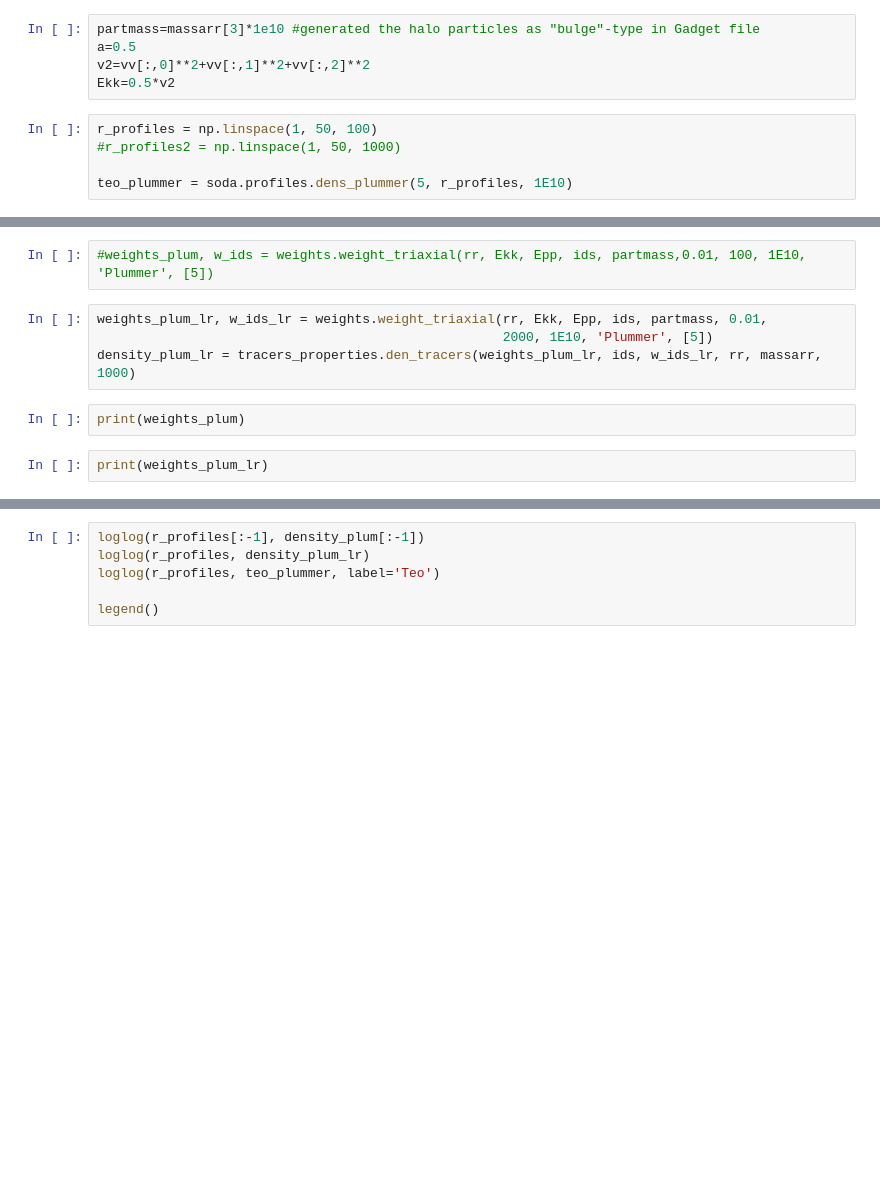
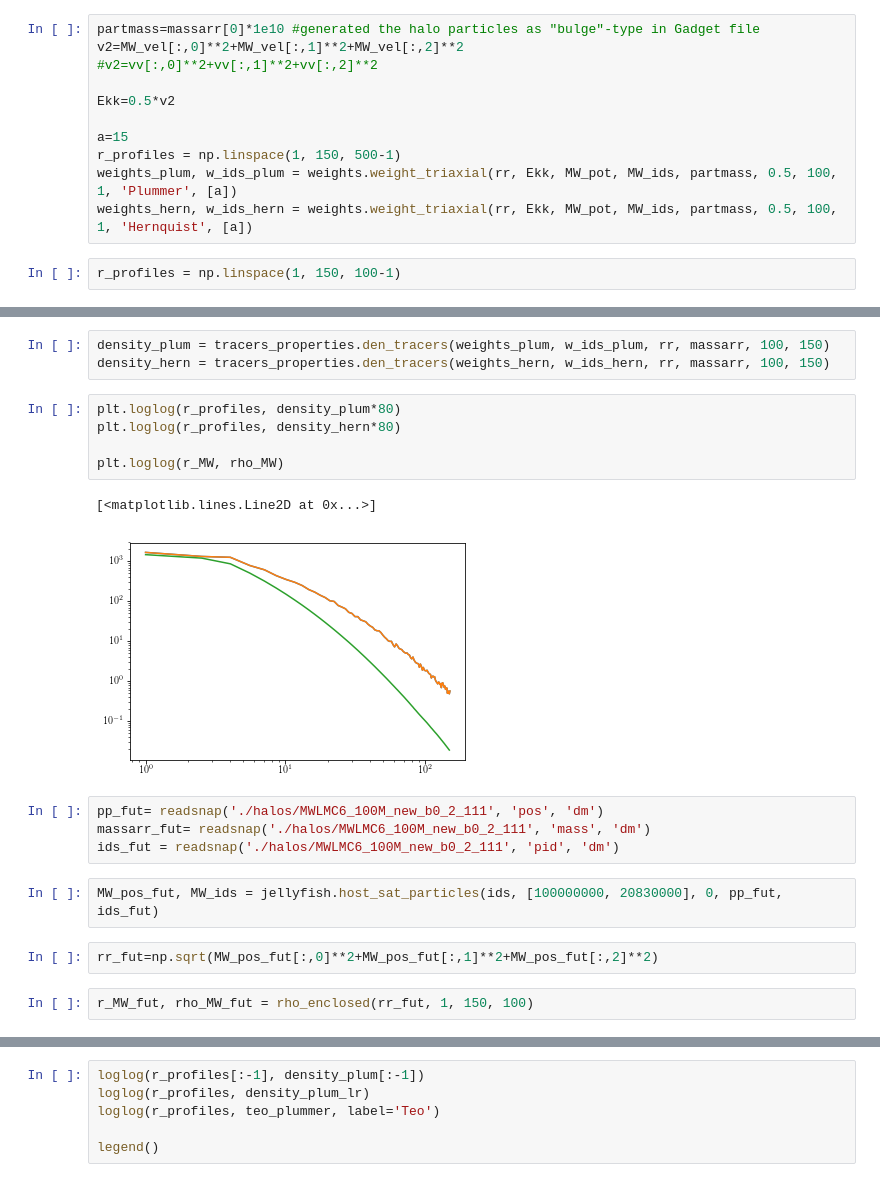
Before and after one commit to chervs/tracers_triaxial, a Jupyter notebook: density_examples.ipynb, the cells around one changed output, grey strips where cells are left out. Drawn from its saved outputs; the diff is of its cells as text; blank space fills up the shorter version.

```diff
--- a/density_examples.ipynb
+++ b/density_examples.ipynb
@@ -45,10 +81,13 @@ len(ids)
 # %%
-partmass=massarr[3]*1e10 #generated the halo particles as "bulge"-type in Gadget file
-a=0.5
-v2=vv[:,0]**2+vv[:,1]**2+vv[:,2]**2
+partmass=massarr[0]*1e10 #generated the halo particles as "bulge"-type in Gadget file
+v2=MW_vel[:,0]**2+MW_vel[:,1]**2+MW_vel[:,2]**2
+#v2=vv[:,0]**2+vv[:,1]**2+vv[:,2]**2
+
 Ekk=0.5*v2
+
+a=15
+r_profiles = np.linspace(1, 150, 500-1)
+weights_plum, w_ids_plum = weights.weight_triaxial(rr, Ekk, MW_pot, MW_ids, partmass, 0.5, 100, 1, 'Plummer', [a])
+weights_hern, w_ids_hern = weights.weight_triaxial(rr, Ekk, MW_pot, MW_ids, partmass, 0.5, 100, 1, 'Hernquist', [a])
 # %%
-r_profiles = np.linspace(1, 50, 100)
-#r_profiles2 = np.linspace(1, 50, 1000)
-
-teo_plummer = soda.profiles.dens_plummer(5, r_profiles, 1E10)
+r_profiles = np.linspace(1, 150, 100-1)
@@ -72,10 +94,21 @@ NameError: name 'r_profiles2' is not defined
-# %%
-#weights_plum, w_ids = weights.weight_triaxial(rr, Ekk, Epp, ids, partmass,0.01, 100, 1E10, 'Plummer', [5])
-# %%
-weights_plum_lr, w_ids_lr = weights.weight_triaxial(rr, Ekk, Epp, ids, partmass, 0.01,
-                                                    2000, 1E10, 'Plummer', [5])
-density_plum_lr = tracers_properties.den_tracers(weights_plum_lr, ids, w_ids_lr, rr, massarr, 1000)
-# %%
-print(weights_plum)
-# %%
-print(weights_plum_lr)
+# %%
+density_plum = tracers_properties.den_tracers(weights_plum, w_ids_plum, rr, massarr, 100, 150)
+density_hern = tracers_properties.den_tracers(weights_hern, w_ids_hern, rr, massarr, 100, 150)
+# %%
+plt.loglog(r_profiles, density_plum*80)
+plt.loglog(r_profiles, density_hern*80)
+
+plt.loglog(r_MW, rho_MW)
+# %% [output]
+[<matplotlib.lines.Line2D at 0x...>]
+[figure, added]
+# %%
+pp_fut= readsnap('./halos/MWLMC6_100M_new_b0_2_111', 'pos', 'dm')
+massarr_fut= readsnap('./halos/MWLMC6_100M_new_b0_2_111', 'mass', 'dm')
+ids_fut = readsnap('./halos/MWLMC6_100M_new_b0_2_111', 'pid', 'dm')
+# %%
+MW_pos_fut, MW_ids = jellyfish.host_sat_particles(ids, [100000000, 20830000], 0, pp_fut, ids_fut)
+# %%
+rr_fut=np.sqrt(MW_pos_fut[:,0]**2+MW_pos_fut[:,1]**2+MW_pos_fut[:,2]**2)
+# %%
+r_MW_fut, rho_MW_fut = rho_enclosed(rr_fut, 1, 150, 100)
```
Also changed, not shown: parts of 24 cells of this notebook.
